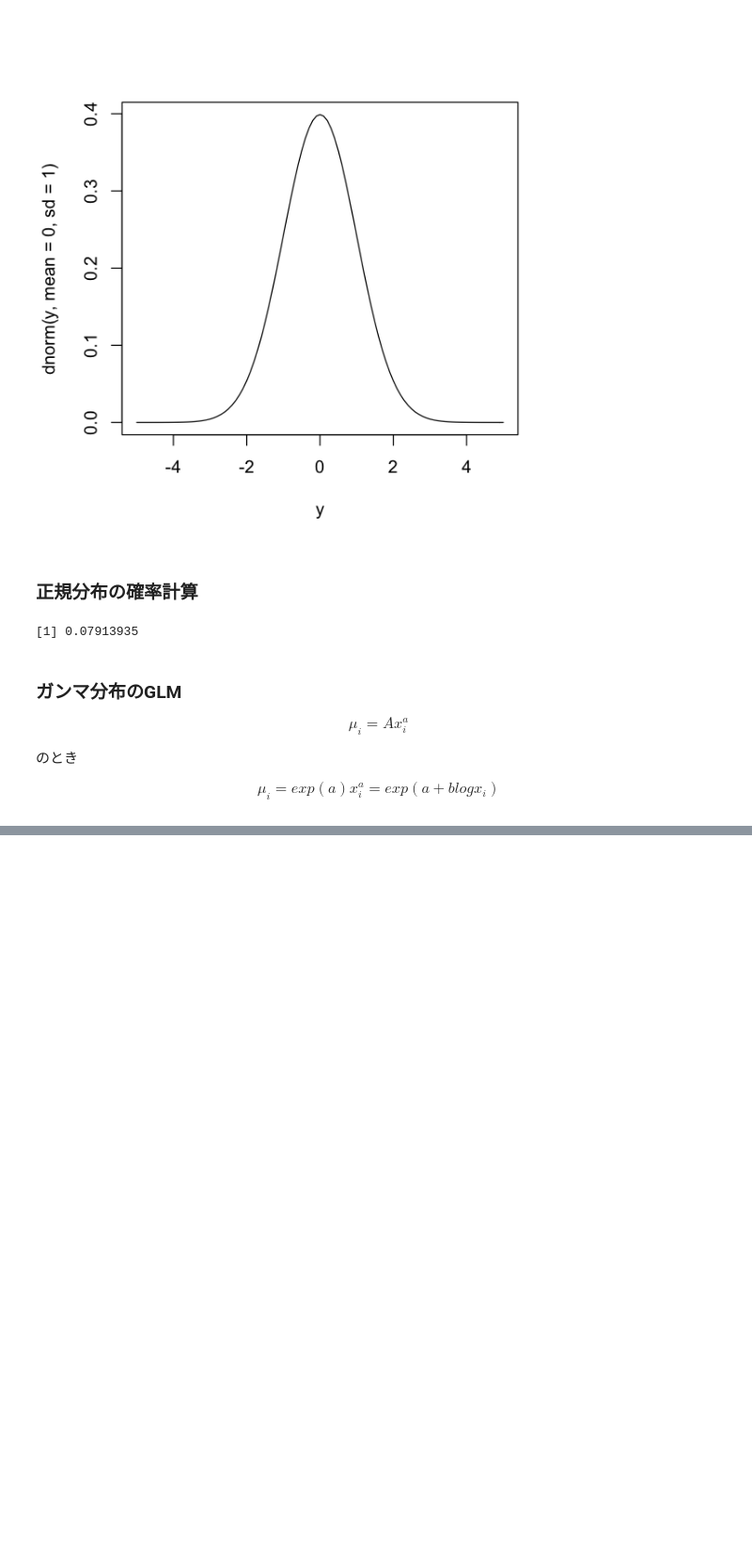
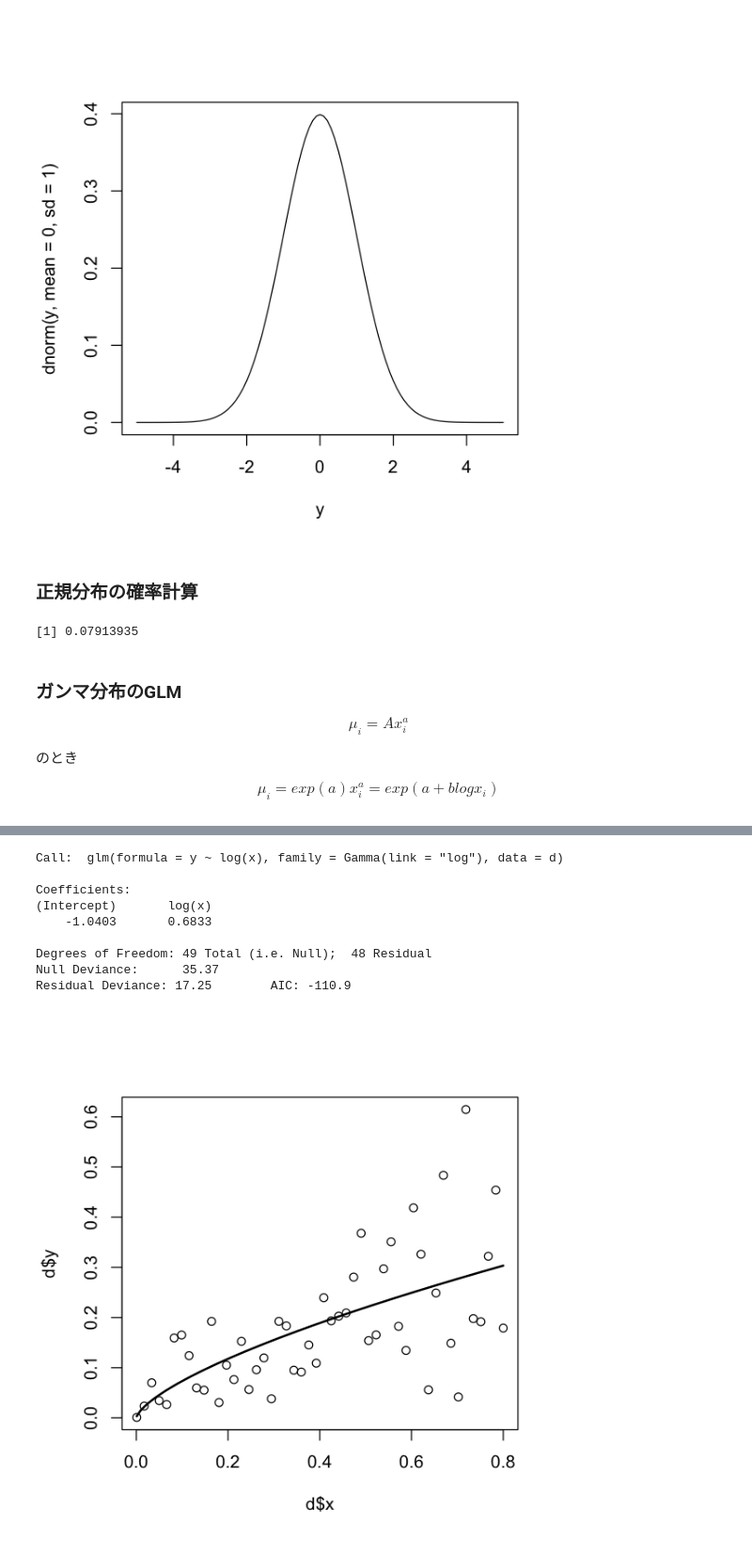
Before and after one commit to Rio-Sh/sub_stat_model_h29, a Jupyter notebook: データ解析統計モデリング２.ipynb, the cells around one changed output, grey strips where cells are left out. Shown at 94% size. Saved outputs shown, nothing was run; the diff lists cells and outputs as text; code cells hidden in the pictures; blank space fills up the shorter version.

```diff
--- a/データ解析統計モデリング２.ipynb
+++ b/データ解析統計モデリング２.ipynb
@@ -331,0 +340,17 @@ Residual Deviance: 10.56        AIC: 827.9
+# %%
+fit <- glm(y ~ log(x), family = Gamma(link = "log"), data = d)
+fit
+plot(d$x, d$y)
+xx <- seq(min(d$x), max(d$x), length=100)
+lines(xx, exp(-1.0403 + 0.6833 * log(xx)), lwd = 2)
+# %% [output]
+Call:  glm(formula = y ~ log(x), family = Gamma(link = "log"), data = d)
+
+Coefficients:
+(Intercept)       log(x)
+    -1.0403       0.6833
+
+Degrees of Freedom: 49 Total (i.e. Null);  48 Residual
+Null Deviance:      35.37
+Residual Deviance: 17.25        AIC: -110.9
+[figure, added]
```
Also changed, not shown: parts of 3 cells of this notebook.
